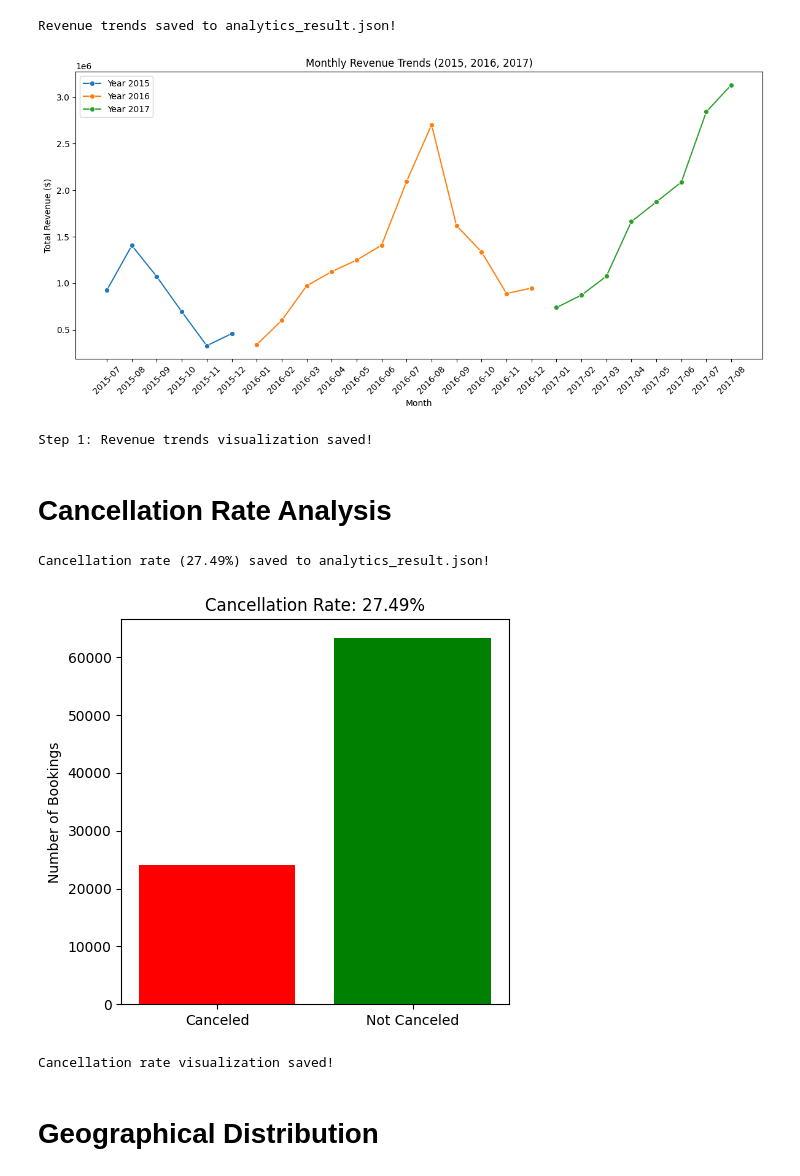
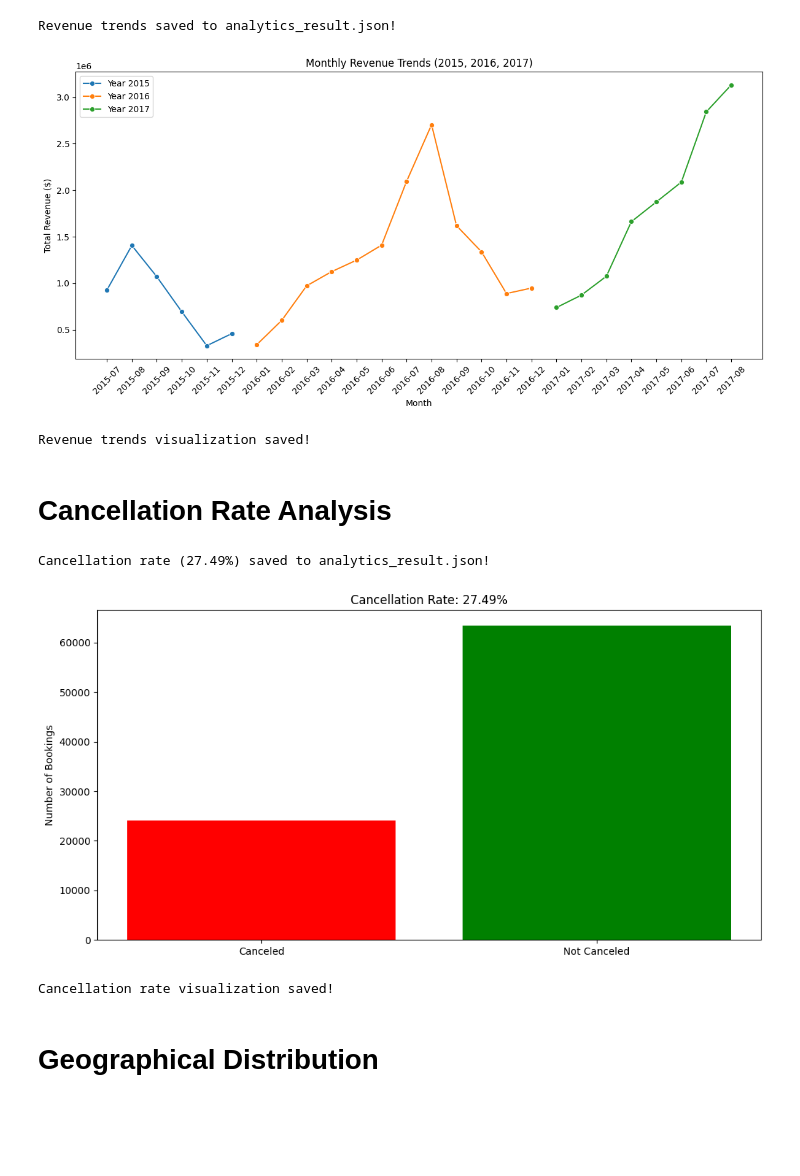
Before and after one commit to shanks1554/TravelIQ, a Jupyter notebook: notebooks/02_exploratory_data_analysis.ipynb, the cells around one changed output. Saved outputs shown, nothing was run; the diff lists cells and outputs as text; code cells hidden in the pictures; blank space fills up the shorter version.

```diff
--- a/notebooks/02_exploratory_data_analysis.ipynb
+++ b/notebooks/02_exploratory_data_analysis.ipynb
@@ -46,12 +46,12 @@ plt.legend()
 
 # Save Plot
 plt.tight_layout()
-plt.savefig("../visualizations/revenue_trends_yearly.png")
+plt.savefig("../visualizations/revenue_trends_yearly.png",bbox_inches='tight', pad_inches=0.5)
 plt.show()
-print("Step 1: Revenue trends visualization saved!")
+print("Revenue trends visualization saved!")
 # %% [output]
 [figure]
-Step 1: Revenue trends visualization saved!
+Revenue trends visualization saved!
 # %% [markdown]
 # Cancellation Rate Analysis
 # %%
@@ -69,19 +69,19 @@ with open("../data/analytics_result.json", "w") as json_file:
 # %%
 print(f"Cancellation rate ({cancellation_rate:.2f}%) saved to analytics_result.json!")
 
 # Visualize Cancellation Rate
-plt.figure(figsize=(5, 5))
+plt.figure(figsize=(12,6))
 plt.bar(["Canceled", "Not Canceled"], [canceled_bookings, total_bookings - canceled_bookings], color=["red", "green"])
 plt.title(f"Cancellation Rate: {cancellation_rate:.2f}%")
 plt.ylabel("Number of Bookings")
 
 # Save Plot
-plt.savefig("../visualizations/cancellation_rate.png")
+plt.savefig("../visualizations/cancellation_rate.png",bbox_inches='tight', pad_inches=0.5)
 plt.show()
 print("Cancellation rate visualization saved!")
 # %% [output]
 Cancellation rate (27.49%) saved to analytics_result.json!
-[figure, old version]
+[figure, new version]
 Cancellation rate visualization saved!
 # %% [markdown]
 # Geographical Distribution
```
Also changed, not shown: parts of 5 cells of this notebook, 8 other files.
